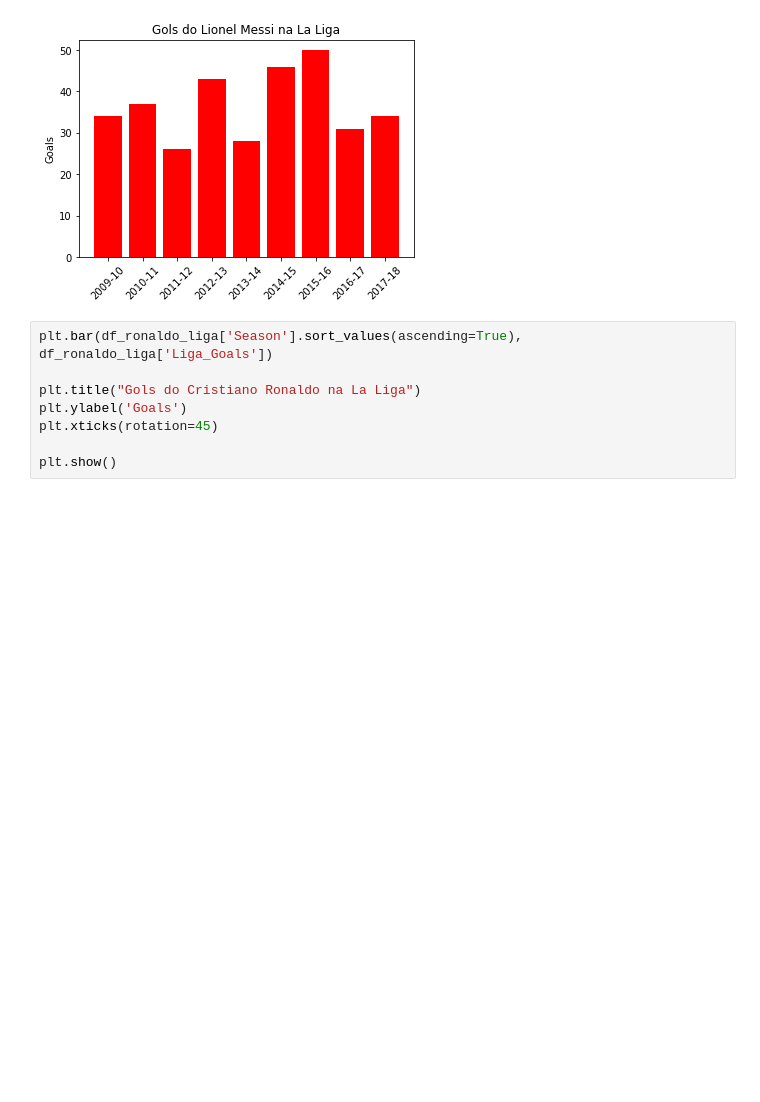
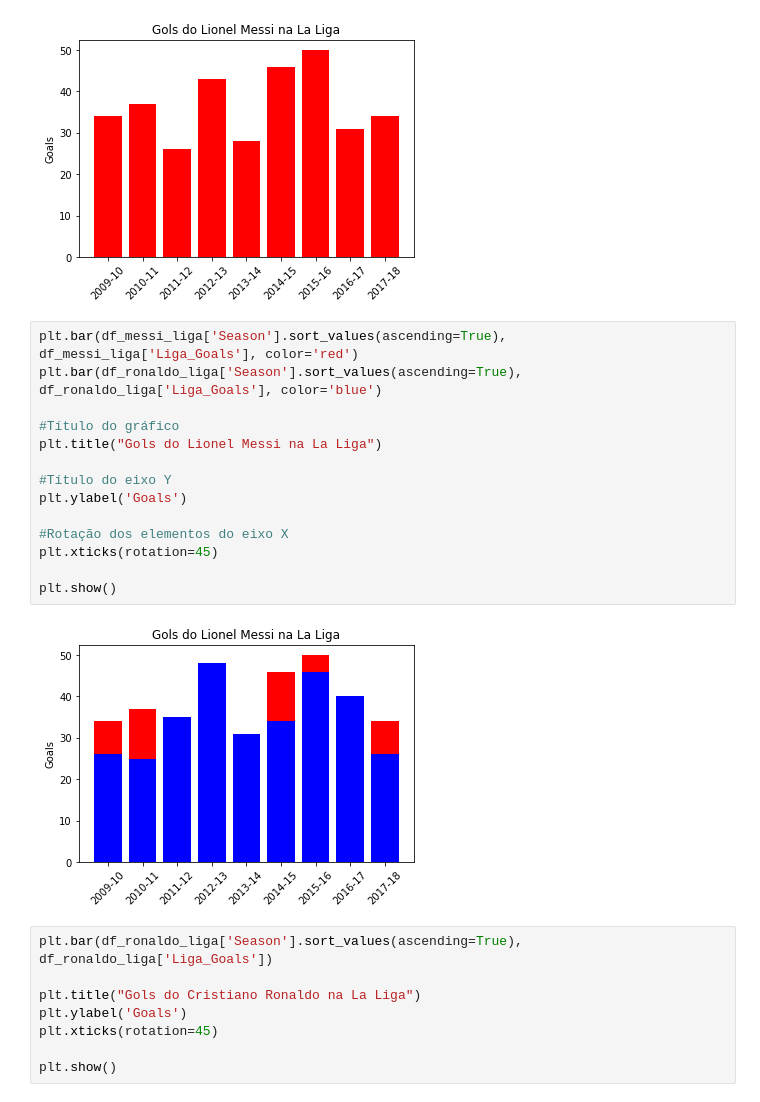
Before and after one commit to Marco87/Projects, a Jupyter notebook: Python/Projetos/MessiRonaldo/messironaldo.ipynb, the cells around one changed output. Saved outputs shown, nothing was run; the diff lists cells and outputs as text; blank space fills up the shorter version.

```diff
--- a/Python/Projetos/MessiRonaldo/messironaldo.ipynb
+++ b/Python/Projetos/MessiRonaldo/messironaldo.ipynb
@@ -121,6 +121,22 @@ plt.xticks(rotation=45)
 plt.show()
 # %% [output]
 [figure]
+# %%
+plt.bar(df_messi_liga['Season'].sort_values(ascending=True), df_messi_liga['Liga_Goals'], color='red')
+plt.bar(df_ronaldo_liga['Season'].sort_values(ascending=True), df_ronaldo_liga['Liga_Goals'], color='blue')
+
+#Título do gráfico
+plt.title("Gols do Lionel Messi na La Liga")
+
+#Título do eixo Y
+plt.ylabel('Goals')
+
+#Rotação dos elementos do eixo X
+plt.xticks(rotation=45)
+
+plt.show()
+# %% [output]
+[figure, added]
 # %%
 plt.bar(df_ronaldo_liga['Season'].sort_values(ascending=True), df_ronaldo_liga['Liga_Goals'])
 
```
